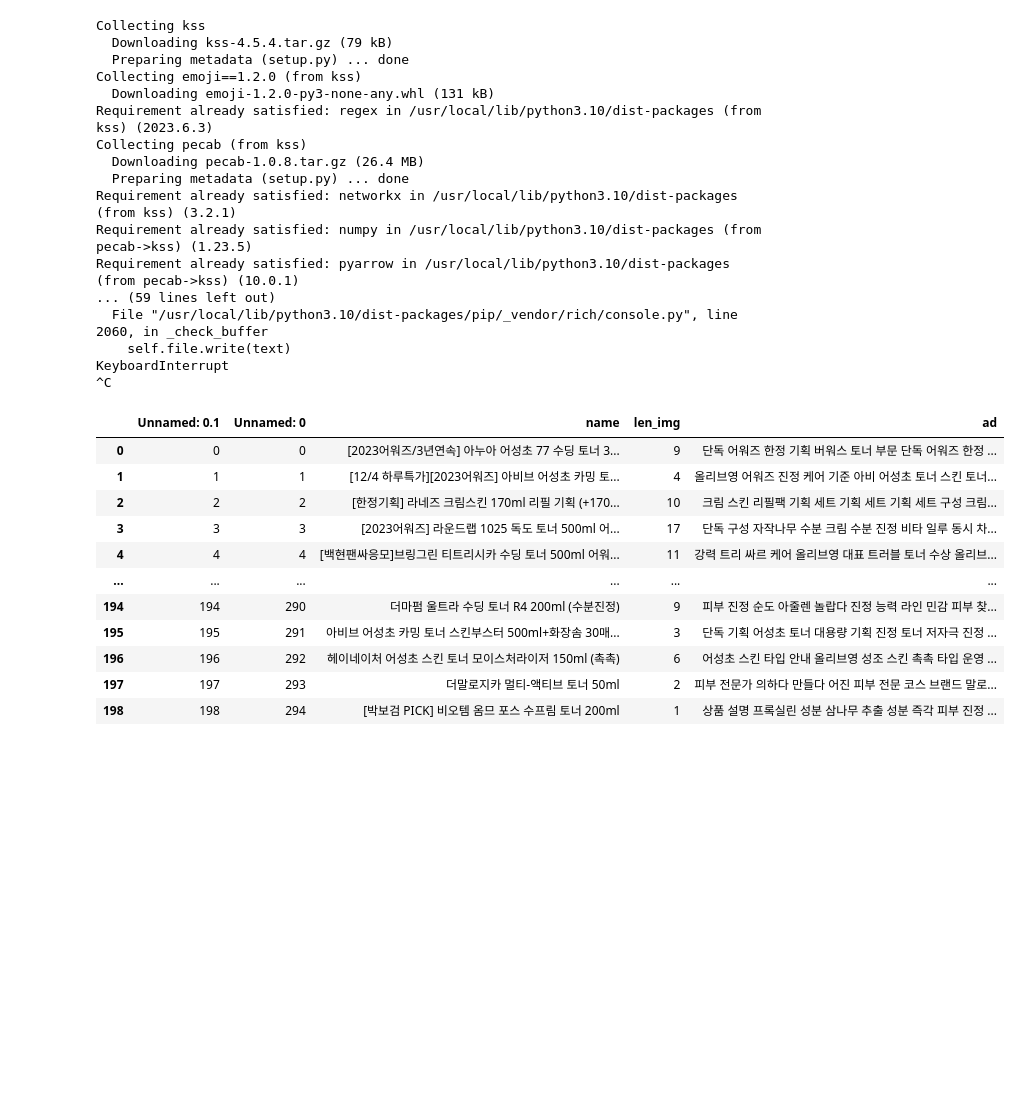
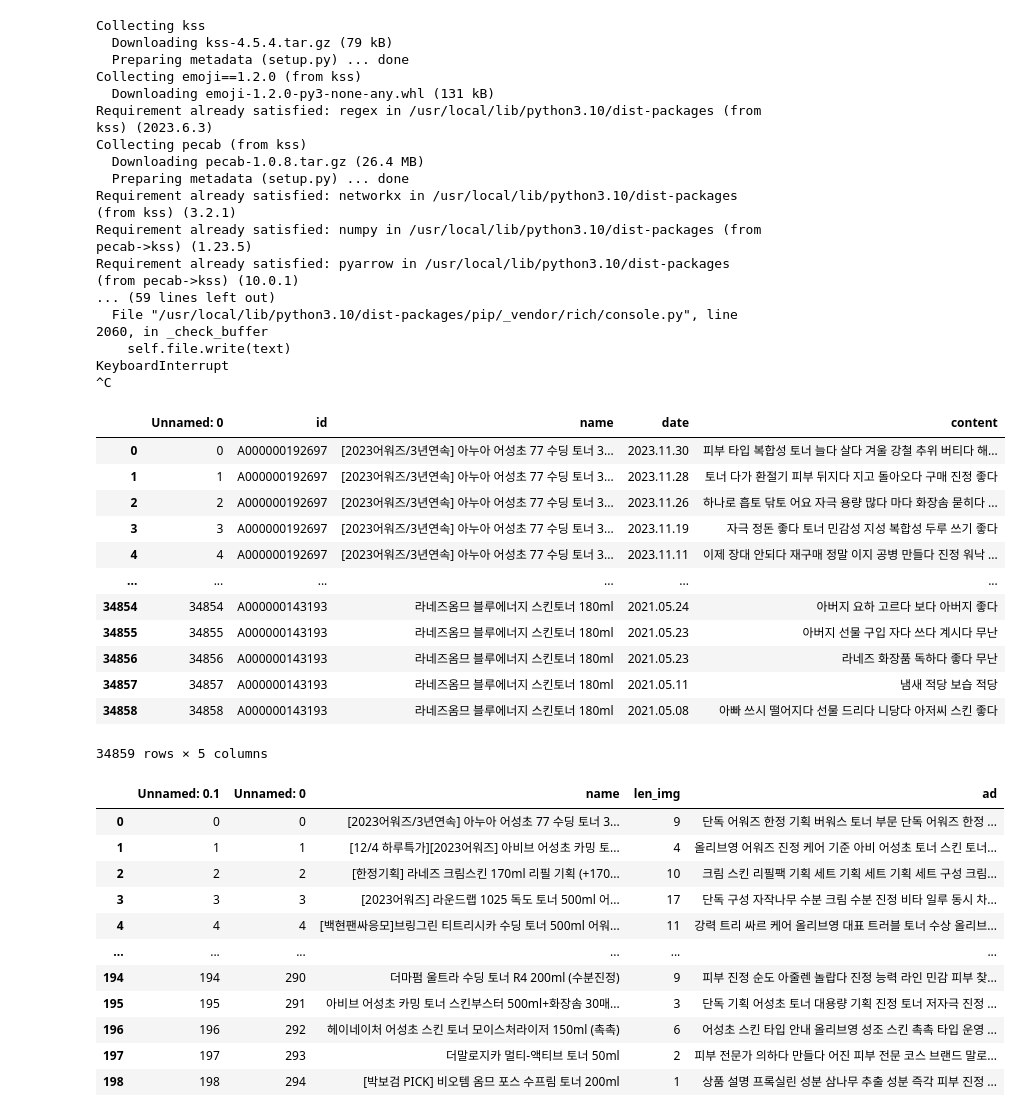
Before and after one commit to MJU-BDP/young, a Jupyter notebook: advertisement_topic1.ipynb, the cells around one changed output. Cells and saved outputs as stored; diff of their text form; code cells hidden in the pictures; blank space fills up the shorter version.

```diff
--- a/advertisement_topic1.ipynb
+++ b/advertisement_topic1.ipynb
@@ -34,6 +32,22 @@ import pandas as pd
 # import kss
 # %%
 review = pd.read_csv('/content/drive/MyDrive/BDP_final/oliveyoung_review_preprocessed(1).csv', encoding='UTF-8')
+# %%
+review
+# %% [output]
+|  | Unnamed: 0 | id | name | date | content |
+| 0 | 0 | A000000192697 | [2023어워즈/3년연속] 아누아 어성초 77 수딩 토너 3... | 2023.11.30 | 피부 타입 복합성 토너 늘다 살다 겨울 강철 추위 버티다 해... |
+| 1 | 1 | A000000192697 | [2023어워즈/3년연속] 아누아 어성초 77 수딩 토너 3... | 2023.11.28 | 토너 다가 환절기 피부 뒤지다 지고 돌아오다 구매 진정 좋다 |
+| 2 | 2 | A000000192697 | [2023어워즈/3년연속] 아누아 어성초 77 수딩 토너 3... | 2023.11.26 | 하나로 흡토 닦토 어요 자극 용량 많다 마다 화장솜 묻히다 ... |
+| 3 | 3 | A000000192697 | [2023어워즈/3년연속] 아누아 어성초 77 수딩 토너 3... | 2023.11.19 | 자극 정돈 좋다 토너 민감성 지성 복합성 두루 쓰기 좋다 |
+| 4 | 4 | A000000192697 | [2023어워즈/3년연속] 아누아 어성초 77 수딩 토너 3... | 2023.11.11 | 이제 장대 안되다 재구매 정말 이지 공병 만들다 진정 워낙 ... |
+| ... | ... | ... | ... | ... | ... |
+| 34854 | 34854 | A000000143193 | 라네즈옴므 블루에너지 스킨토너 180ml | 2021.05.24 | 아버지 요하 고르다 보다 아버지 좋다 |
+| 34855 | 34855 | A000000143193 | 라네즈옴므 블루에너지 스킨토너 180ml | 2021.05.23 | 아버지 선물 구입 자다 쓰다 계시다 무난 |
+| 34856 | 34856 | A000000143193 | 라네즈옴므 블루에너지 스킨토너 180ml | 2021.05.23 | 라네즈 화장품 독하다 좋다 무난 |
+| 34857 | 34857 | A000000143193 | 라네즈옴므 블루에너지 스킨토너 180ml | 2021.05.11 | 냄새 적당 보습 적당 |
+| 34858 | 34858 | A000000143193 | 라네즈옴므 블루에너지 스킨토너 180ml | 2021.05.08 | 아빠 쓰시 떨어지다 선물 드리다 니당다 아저씨 스킨 좋다 |
+34859 rows × 5 columns
 # %%
 advertisement = pd.read_csv('/content/drive/MyDrive/BDP_final/oliveyoung_advertisement_preprocessed.csv', encoding='UTF-8')
 # %%
```
Also changed, not shown: parts of 3 cells of this notebook.
